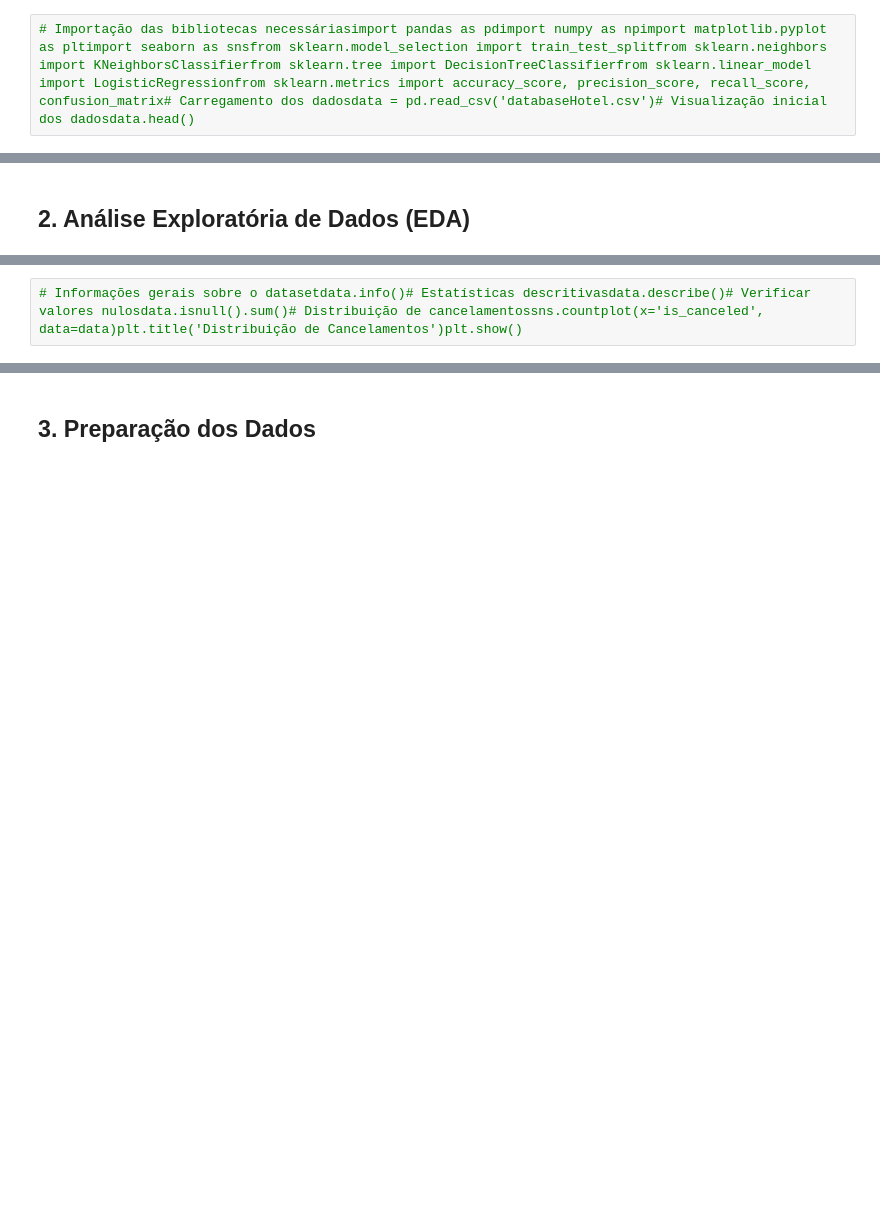
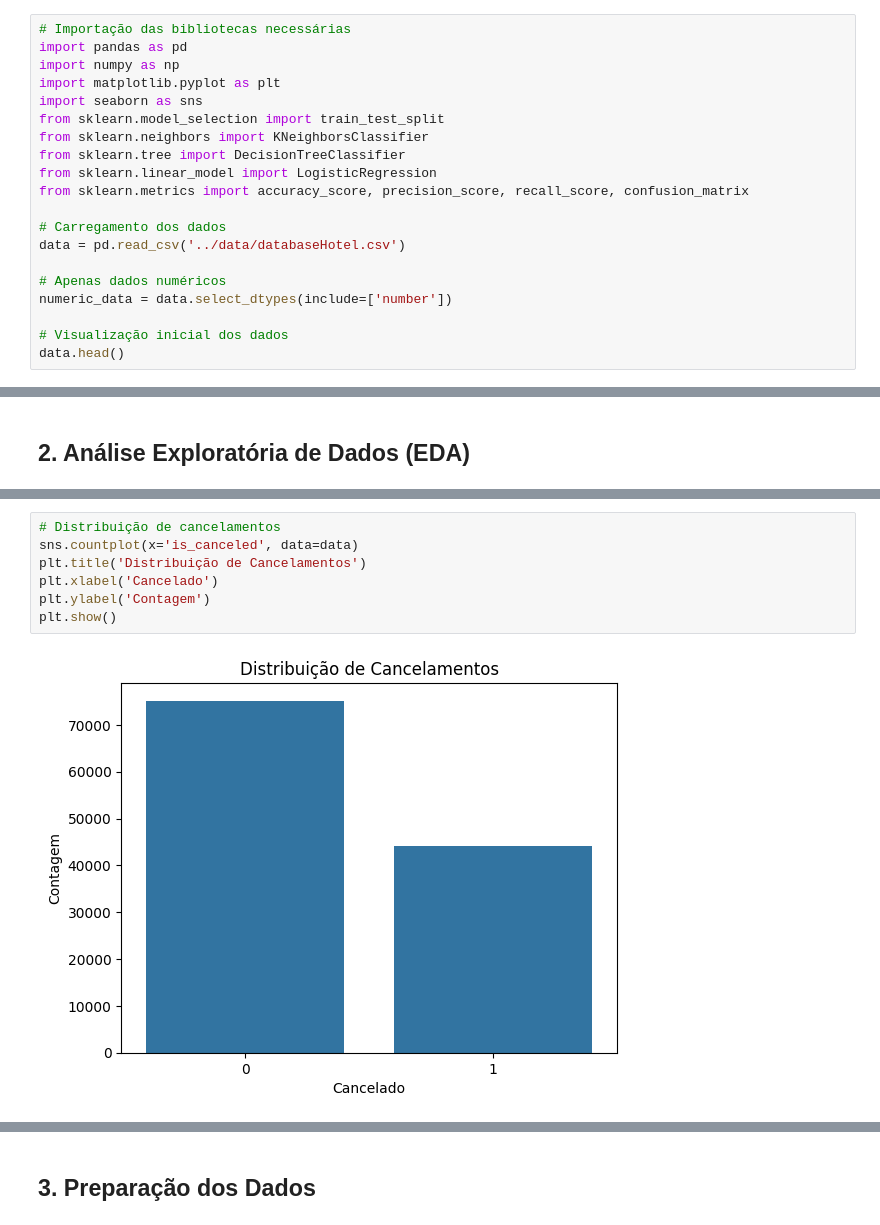
Before and after one commit to yagoprssantos/CienciaDados, a Jupyter notebook: EstudodeCaso/notebooks/EstudodeCaso2.ipynb, the cells around one changed output, grey strips where cells are left out. Saved outputs shown, nothing was run; the diff lists cells and outputs as text; blank space fills up the shorter version.

```diff
--- a/EstudodeCaso/notebooks/EstudodeCaso2.ipynb
+++ b/EstudodeCaso/notebooks/EstudodeCaso2.ipynb
@@ -3,4 +18,22 @@
 # %% [markdown]
 ## 1. Importação de Bibliotecas e Carregamento dos Dados
 # %%
-# Importação das bibliotecas necessáriasimport pandas as pdimport numpy as npimport matplotlib.pyplot as pltimport seaborn as snsfrom sklearn.model_selection import train_test_splitfrom sklearn.neighbors import KNeighborsClassifierfrom sklearn.tree import DecisionTreeClassifierfrom sklearn.linear_model import LogisticRegressionfrom sklearn.metrics import accuracy_score, precision_score, recall_score, confusion_matrix# Carregamento dos dadosdata = pd.read_csv('databaseHotel.csv')# Visualização inicial dos dadosdata.head()
+# Importação das bibliotecas necessárias
+import pandas as pd
+import numpy as np
+import matplotlib.pyplot as plt
+import seaborn as sns
+from sklearn.model_selection import train_test_split
+from sklearn.neighbors import KNeighborsClassifier
+from sklearn.tree import DecisionTreeClassifier
+from sklearn.linear_model import LogisticRegression
+from sklearn.metrics import accuracy_score, precision_score, recall_score, confusion_matrix
+
+# Carregamento dos dados
+data = pd.read_csv('../data/databaseHotel.csv')
+
+# Apenas dados numéricos
+numeric_data = data.select_dtypes(include=['number'])
+
+# Visualização inicial dos dados
+data.head()
@@ -9,2 +105,9 @@
 # %%
-# Informações gerais sobre o datasetdata.info()# Estatísticas descritivasdata.describe()# Verificar valores nulosdata.isnull().sum()# Distribuição de cancelamentossns.countplot(x='is_canceled', data=data)plt.title('Distribuição de Cancelamentos')plt.show()
+# Distribuição de cancelamentos
+sns.countplot(x='is_canceled', data=data)
+plt.title('Distribuição de Cancelamentos')
+plt.xlabel('Cancelado')
+plt.ylabel('Contagem')
+plt.show()
+# %% [output]
+[figure, added]
```
Also changed, not shown: parts of 33 cells of this notebook, 1 other file.
